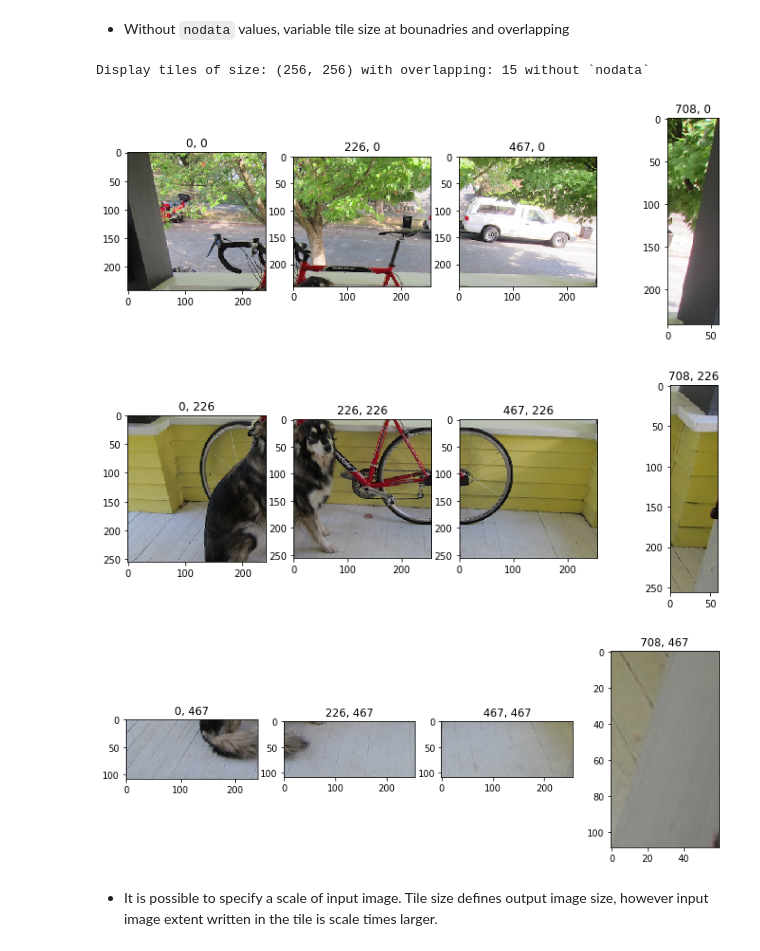
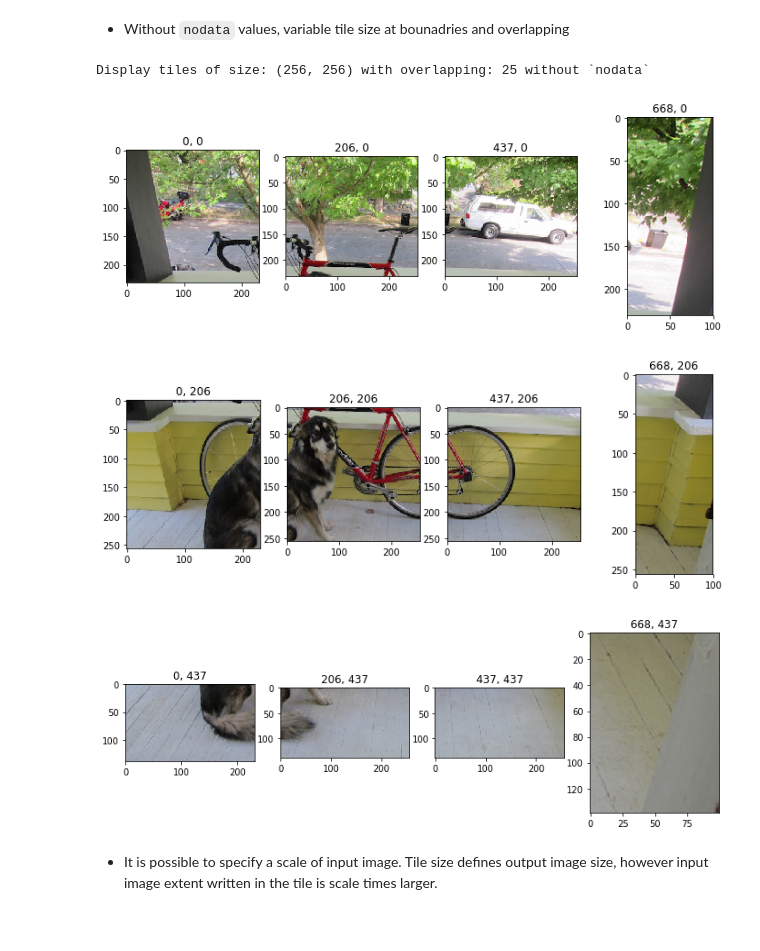
Before and after one commit to vfdev-5/TinyGeoImageUtils, a Jupyter notebook: examples/examples.ipynb, the cells around one changed output. Cells and saved outputs as stored; diff of their text form; code cells hidden in the pictures.

```diff
--- a/examples/examples.ipynb
+++ b/examples/examples.ipynb
@@ -23,7 +21,7 @@ def display(img, **kwargs):
 - metadata
 - some other functions from gdal dataset
 # %%
-gimg = GeoImage('dog.jpg')
+gimage = GeoImage('dog.jpg')
 
-gimg.shape, gimg.projection, gimg.geo_extent, gimg.metadata, gimg.get_dataset().GetDescription(), gimg.get_dataset().GetGeoTransform()
+gimage.shape, gimage.projection, gimage.geo_extent, gimage.metadata, gimage.get_dataset().GetDescription(), gimage.get_dataset().GetGeoTransform()
 # %% [output]
@@ -70,7 +68,7 @@ plt.title("ROI rescaled to a particular size")
 
 * Add `nodata` values, constant tile size and overlapping
 # %%
-tiles = GeoImageTiler(gimg, tile_size=(256, 256), overlapping=15, include_nodata=True, nodata_value=0)
+tiles = GeoImageTiler(gimage, tile_size=(256, 256), overlapping=15, nodata_value=0)
 
 counter = 0
 print("Display tiles of size: {} with overlapping: {}".format(tiles.tile_size, tiles.overlapping))
@@ -89,21 +87,21 @@ Display tiles of size: (256, 256) with overlapping: 15
 # %% [markdown]
 * Without `nodata` values, variable tile size at bounadries and overlapping
 # %%
-tiles = GeoImageTiler(gimg, tile_size=(256, 256), overlapping=15, include_nodata=False, nodata_value=-1.0)
+tiles = GeoImageTiler(gimage, tile_size=(256, 256), overlapping=25, nodata_value=None)
 counter = 0
 print("Display tiles of size: {} with overlapping: {} without `nodata`".format(tiles.tile_size, tiles.overlapping))
 for tile, xoffset, yoffset in tiles:
     if counter % 4 == 0:
         plt.figure(figsize=(12,4))
     plt.subplot(1,4,counter % 4 + 1)
     plt.title("%i, %i" % (xoffset, yoffset))
     display(tile.astype(np.uint8))
     counter += 1
 # %% [output]
-Display tiles of size: (256, 256) with overlapping: 15 without `nodata`
+Display tiles of size: (256, 256) with overlapping: 25 without `nodata`
-[figure, old version]
+[figure, new version]
-[figure, old version]
+[figure, new version]
-[figure, old version]
+[figure, new version]
 # %% [markdown]
 * It is possible to specify a scale of input image. Tile size defines output image size, however input image extent written in the tile is scale times larger.
 # %%
```
Also changed, not shown: parts of 7 cells of this notebook, 4 other files.
